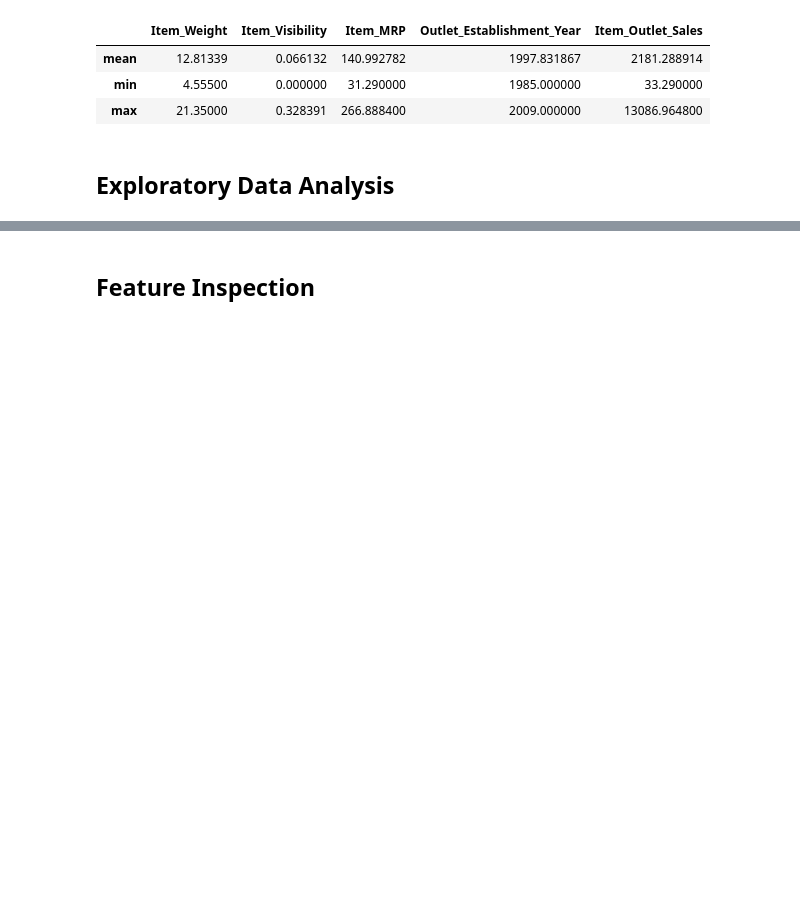
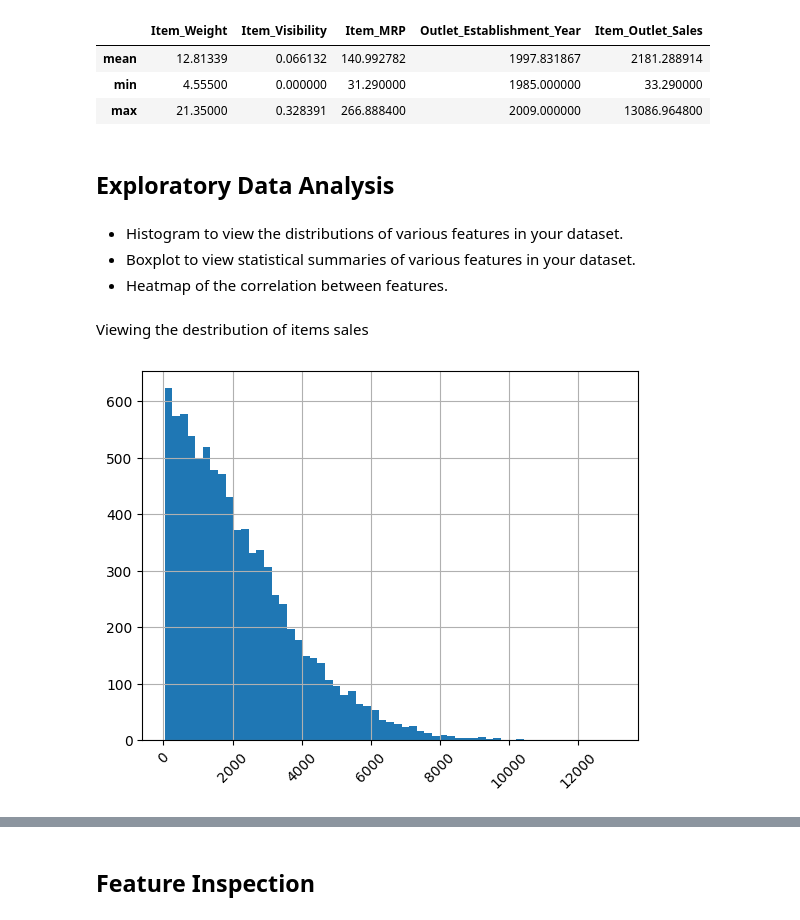
Before and after one commit to AymanAlnajjar/Prediction-of-Product-Sales, a Jupyter notebook: Prediction_of_Product_Sale.ipynb, the cells around one changed output, grey strips where cells are left out. Saved outputs shown, nothing was run; the diff lists cells and outputs as text; code cells hidden in the pictures; blank space fills up the shorter version.

```diff
--- a/Prediction_of_Product_Sale.ipynb
+++ b/Prediction_of_Product_Sale.ipynb
@@ -180,3 +180,19 @@ stats.loc[['mean','min','max']]
 | max | 21.35000 | 0.328391 | 266.888400 | 2009.000000 | 13086.964800 |
 # %% [markdown]
 ## Exploratory Data Analysis
+# %% [markdown]
+
+
+*   Histogram to view the distributions of various features in your dataset.
+*   Boxplot to view statistical summaries of various features in your dataset.
+*   Heatmap of the correlation between features.
+# %% [markdown]
+ Viewing the destribution of items sales
+# %%
+import matplotlib.pyplot as plt
+import seaborn as sns
+ax = df['Item_Outlet_Sales'].hist(bins = 'auto')
+ax.tick_params(axis='x', rotation = 45)
+ax.ticklabel_format(style='plain')
+# %% [output]
+[figure, added]
```
Also changed, not shown: parts of 2 cells of this notebook.
